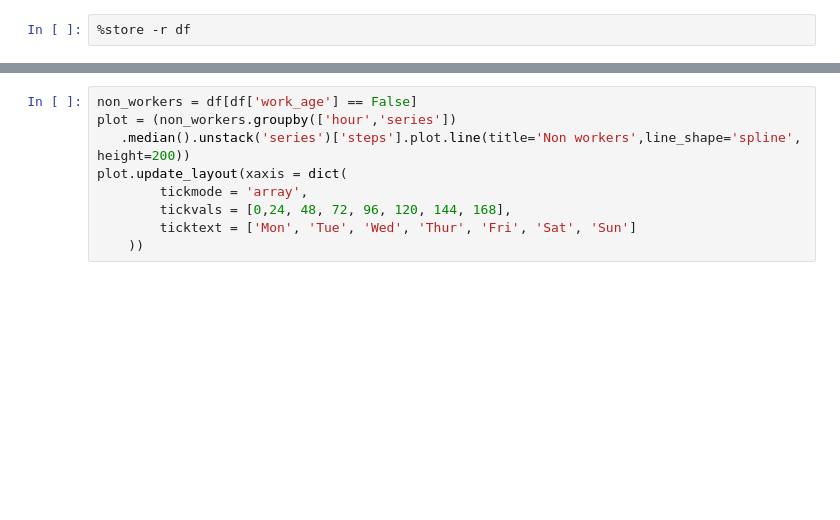
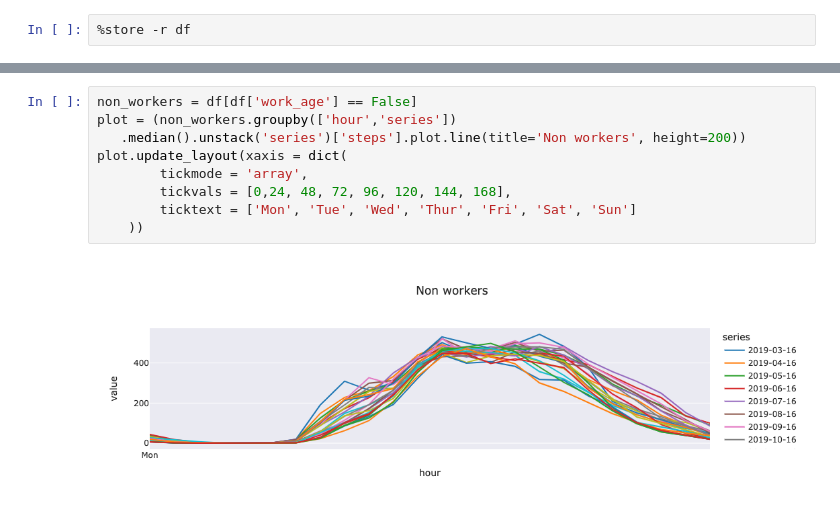
Before and after one commit to hci-gu/wfh-movement-jupyter, a Jupyter notebook: notebooks/DayBreakdown.ipynb, the cells around one changed output, grey strips where cells are left out. Saved outputs shown, nothing was run; the diff lists cells and outputs as text; blank space fills up the shorter version.

```diff
--- a/notebooks/DayBreakdown.ipynb
+++ b/notebooks/DayBreakdown.ipynb
@@ -54,9 +170,11 @@ widgets.VBox([widgets.HBox([figs[0], figs[1], figs[2]]),widgets.HBox([figs[3], f
 # %%
 non_workers = df[df['work_age'] == False]
 plot = (non_workers.groupby(['hour','series'])
-   .median().unstack('series')['steps'].plot.line(title='Non workers',line_shape='spline', height=200))
+   .median().unstack('series')['steps'].plot.line(title='Non workers', height=200))
 plot.update_layout(xaxis = dict(
         tickmode = 'array',
         tickvals = [0,24, 48, 72, 96, 120, 144, 168],
         ticktext = ['Mon', 'Tue', 'Wed', 'Thur', 'Fri', 'Sat', 'Sun']
     ))
+# %% [output]
+[figure, added]
```
Also changed, not shown: parts of 15 cells of this notebook, 8 other files.
